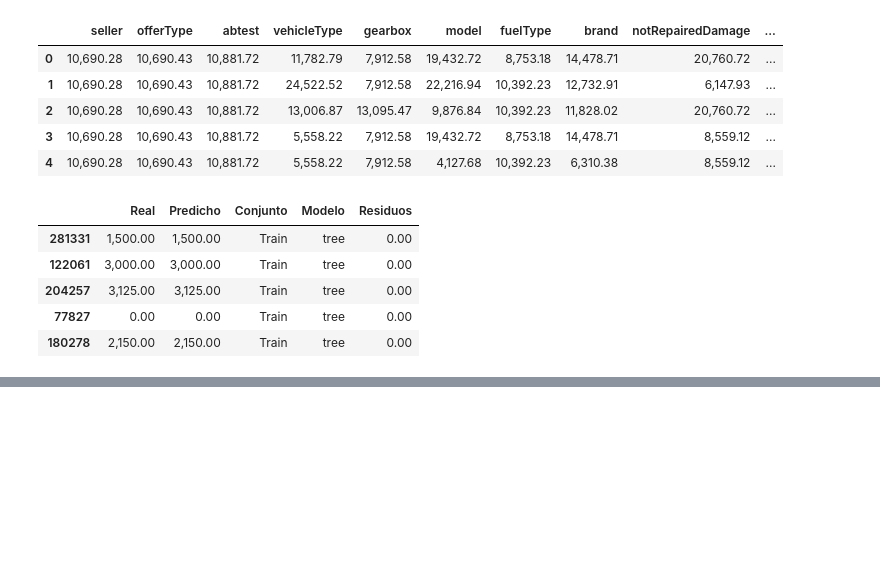
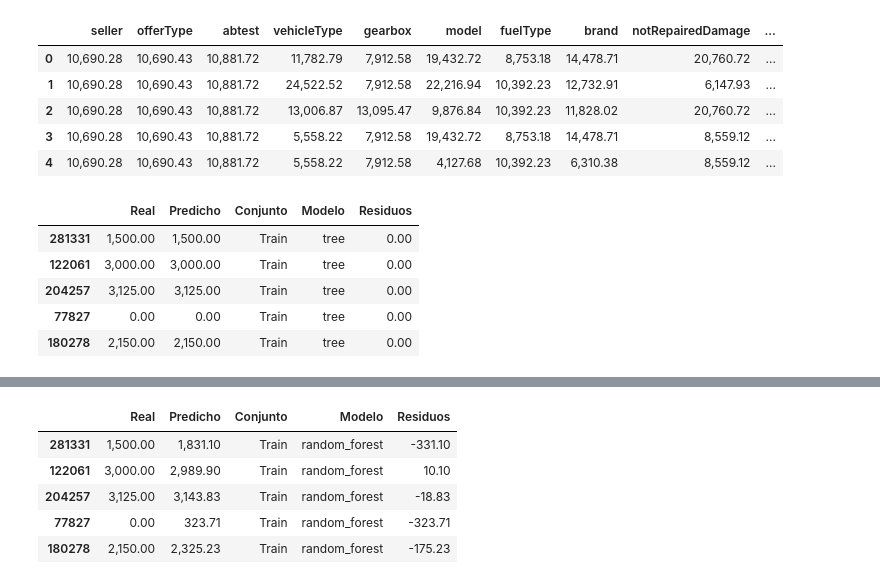
Before and after one commit to santiagorodriguez-dev/laboratorio-modulo8-leccion02-completo, a Jupyter notebook: notebooks/laboratorio-modulo8-leccion02-completo-v1.ipynb, the cells around one changed output, grey strips where cells are left out. Drawn from its saved outputs; the diff is of its cells as text; code cells hidden in the pictures; blank space fills up the shorter version.

```diff
--- a/notebooks/laboratorio-modulo8-leccion02-completo-v1.ipynb
+++ b/notebooks/laboratorio-modulo8-leccion02-completo-v1.ipynb
@@ -88,3 +85,20 @@ Passing `palette` without assigning `hue` is deprecated and will be removed in v
 | 4 | gearbox | 0.00 |
 | 1 | offerType | 0.00 |
 | 0 | seller | 0.00 |
+# %%
+# instanciamos la clase de regresión lineal
+analisis_random_forest = sa.AnalisisModelosRegresion(dataframe=df_analize, variable_dependiente='price_knn')
+
+# llamamos a la función para ajustar el modelo
+analisis_random_forest.ajustar_modelo(modelo='random_forest')
+
+# llamamos al metodo para obtener los resultaods de las predicciones
+df_resultados_analisis_random_forest = analisis_random_forest.obtener_resultados()
+df_resultados_analisis_random_forest.head()
+# %% [output]
+|  | Real | Predicho | Conjunto | Modelo | Residuos |
+| 281331 | 1,500.00 | 1,831.10 | Train | random_forest | -331.10 |
+| 122061 | 3,000.00 | 2,989.90 | Train | random_forest | 10.10 |
+| 204257 | 3,125.00 | 3,143.83 | Train | random_forest | -18.83 |
+| 77827 | 0.00 | 323.71 | Train | random_forest | -323.71 |
+| 180278 | 2,150.00 | 2,325.23 | Train | random_forest | -175.23 |
```
Also changed, not shown: parts of 5 cells of this notebook, 1 other file.
